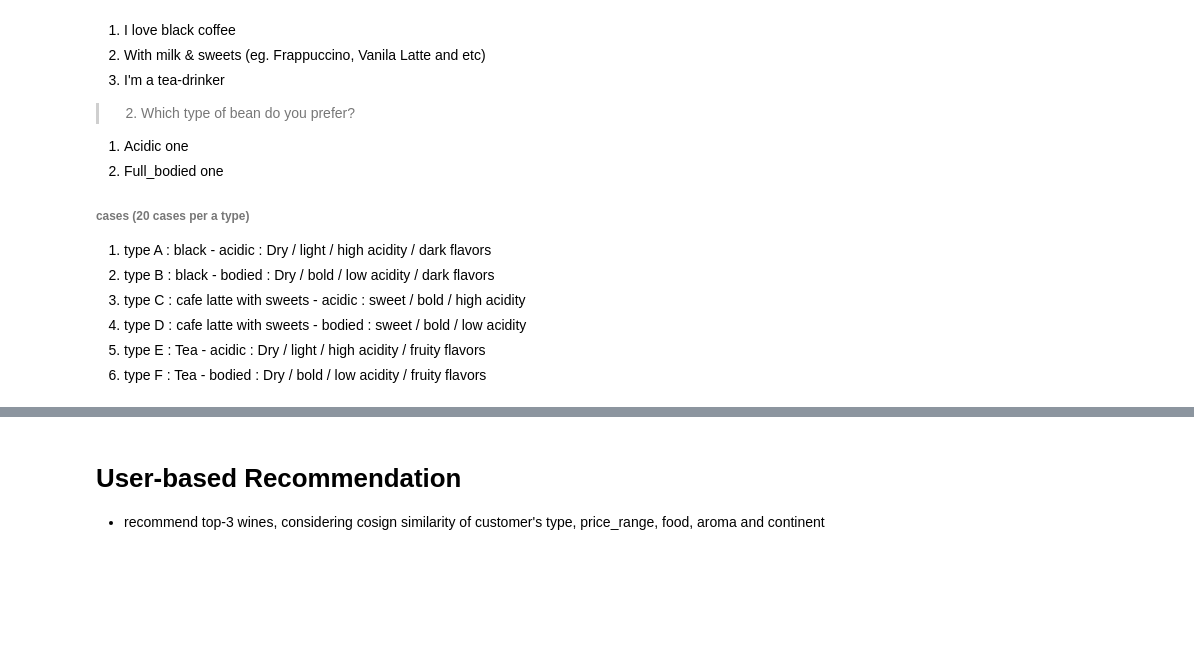
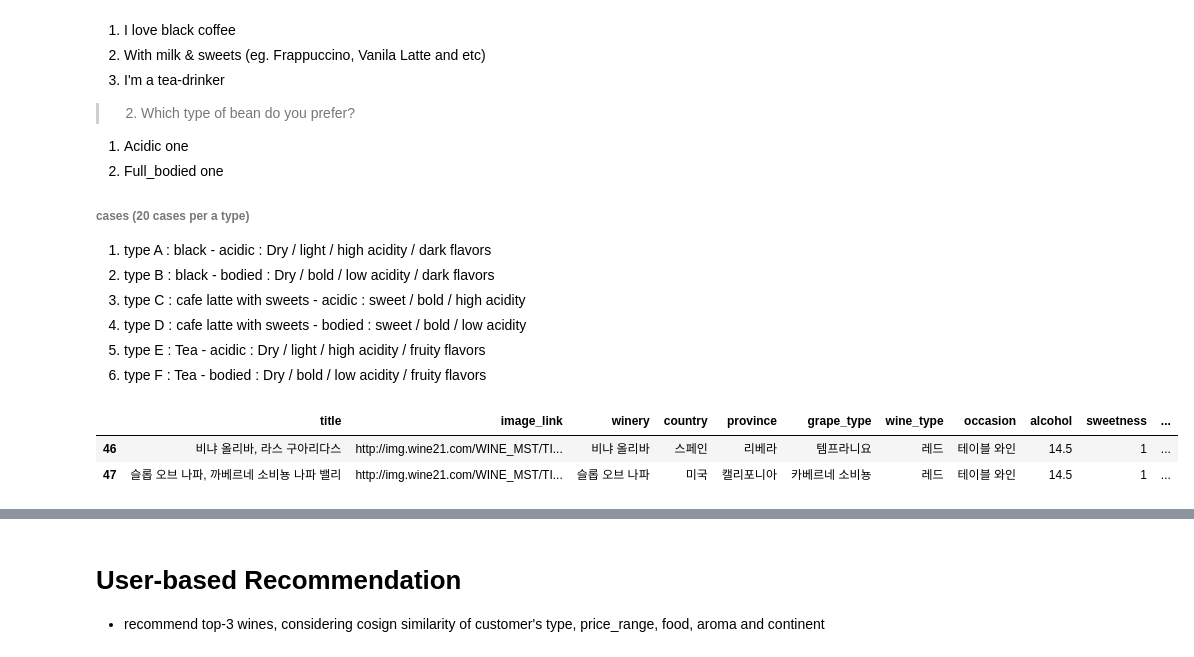
Before and after one commit to tedroutine/wine_recommendation_modeling, a Jupyter notebook: Wine_Recommendation.ipynb, the cells around one changed output, grey strips where cells are left out. Saved outputs shown, nothing was run; the diff lists cells and outputs as text; code cells hidden in the pictures; blank space fills up the shorter version.

```diff
--- a/Wine_Recommendation.ipynb
+++ b/Wine_Recommendation.ipynb
@@ -150,3 +155,10 @@ array(['이탈리아', '미국', '프랑스', '포르투갈', '아르헨티나',
 4. type D : cafe latte with sweets - bodied : sweet / bold / low acidity
 5. type E : Tea - acidic : Dry / light / high acidity / fruity flavors
 6. type F : Tea - bodied : Dry / bold / low acidity / fruity flavors
+# %%
+type_a = df[(df['sweetness'] == 1) & (df['acidity'] < 3)]
+type_a.head(2)
+# %% [output]
+|  | title | image_link | winery | country | province | grape_type | wine_type | occasion | alcohol | sweetness | ... |
+| 46 | 비냐 올리바, 라스 구아리다스 | http://img.wine21.com/WINE_MST/TI... | 비냐 올리바 | 스페인 | 리베라 | 템프라니요 | 레드 | 테이블 와인 | 14.5 | 1 | ... |
+| 47 | 슬롭 오브 나파, 까베르네 소비뇽 나파 밸리 | http://img.wine21.com/WINE_MST/TI... | 슬롭 오브 나파 | 미국 | 캘리포니아 | 카베르네 소비뇽 | 레드 | 테이블 와인 | 14.5 | 1 | ... |
```
Also changed, not shown: parts of 5 cells of this notebook.
